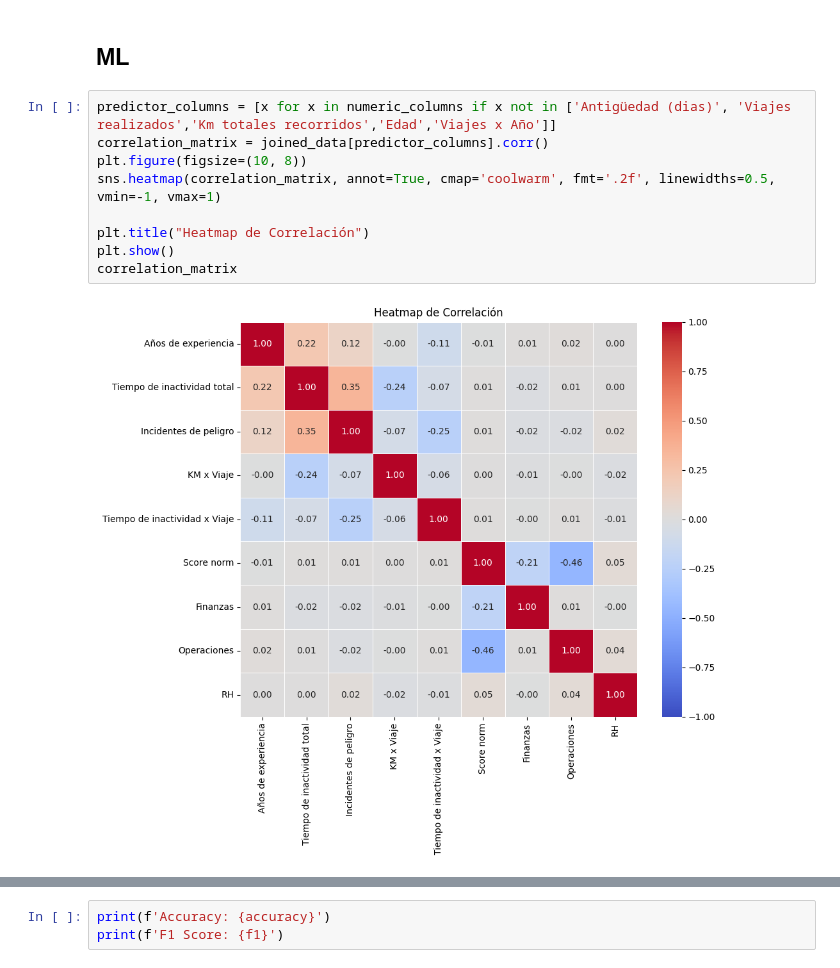
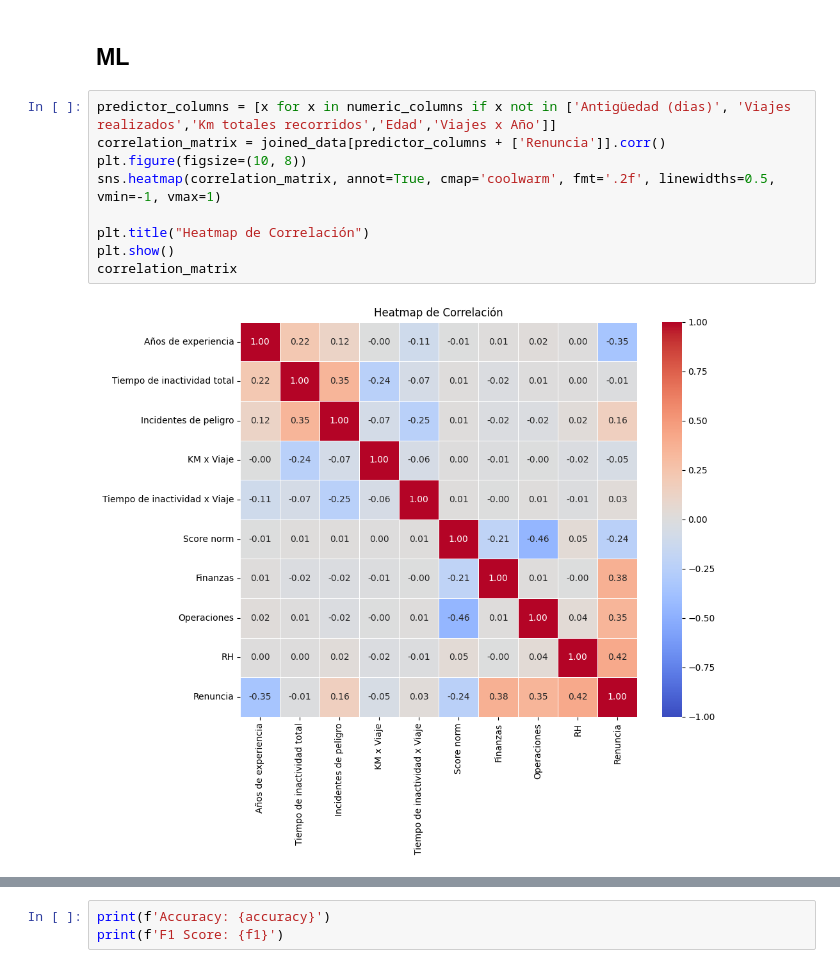
Before and after one commit to erick-mb/Traxion, a Jupyter notebook: Traxion.ipynb, the cells around one changed output, grey strips where cells are left out. Saved outputs shown, nothing was run; the diff lists cells and outputs as text.

```diff
--- a/Traxion.ipynb
+++ b/Traxion.ipynb
@@ -469,15 +507,15 @@ RH: p-value = 0.0
 ## ML
 # %%
 predictor_columns = [x for x in numeric_columns if x not in ['Antigüedad (dias)', 'Viajes realizados','Km totales recorridos','Edad','Viajes x Año']]
-correlation_matrix = joined_data[predictor_columns].corr()
+correlation_matrix = joined_data[predictor_columns + ['Renuncia']].corr()
 plt.figure(figsize=(10, 8))
 sns.heatmap(correlation_matrix, annot=True, cmap='coolwarm', fmt='.2f', linewidths=0.5, vmin=-1, vmax=1)
 
 plt.title("Heatmap de Correlación")
 plt.show()
 correlation_matrix
 # %% [output]
-[figure, old version]
+[figure, new version]
 |  | Años de experiencia | Tiempo de inactividad total | Incidentes de peligro | KM x Viaje | Tiempo de inactividad x Viaje | ... |
 | Años de experiencia | 1.000000 | 0.221552 | 0.123105 | -0.004546 | -0.106713 | ... |
 | Tiempo de inactividad total | 0.221552 | 1.000000 | 0.348655 | -0.243566 | -0.069291 | ... |
```
Also changed, not shown: parts of 16 cells of this notebook.
